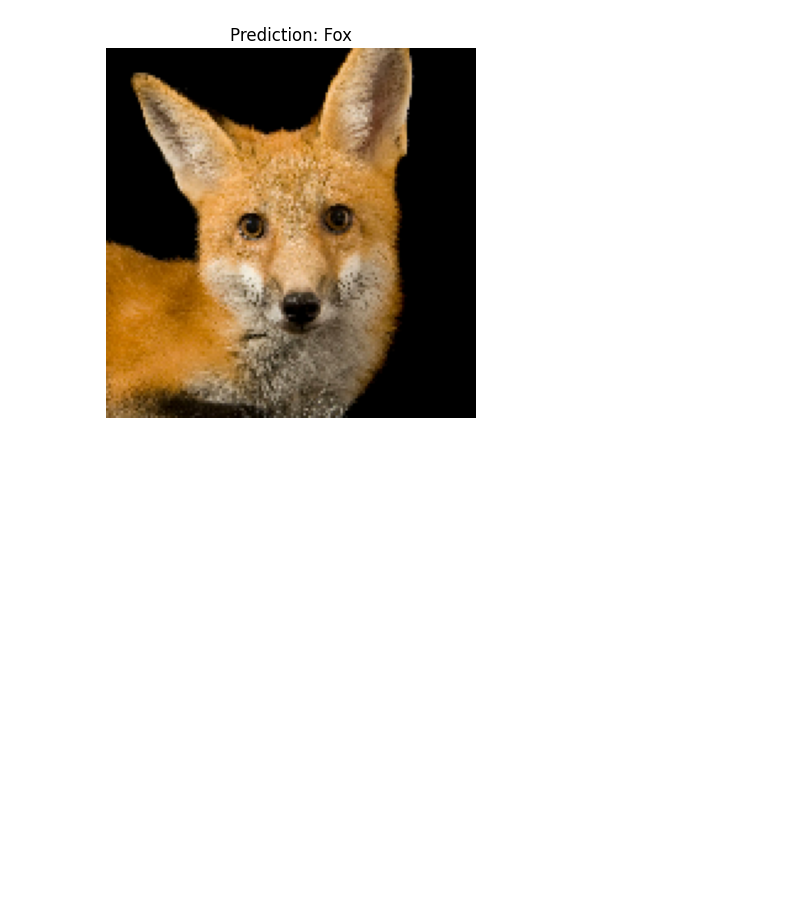
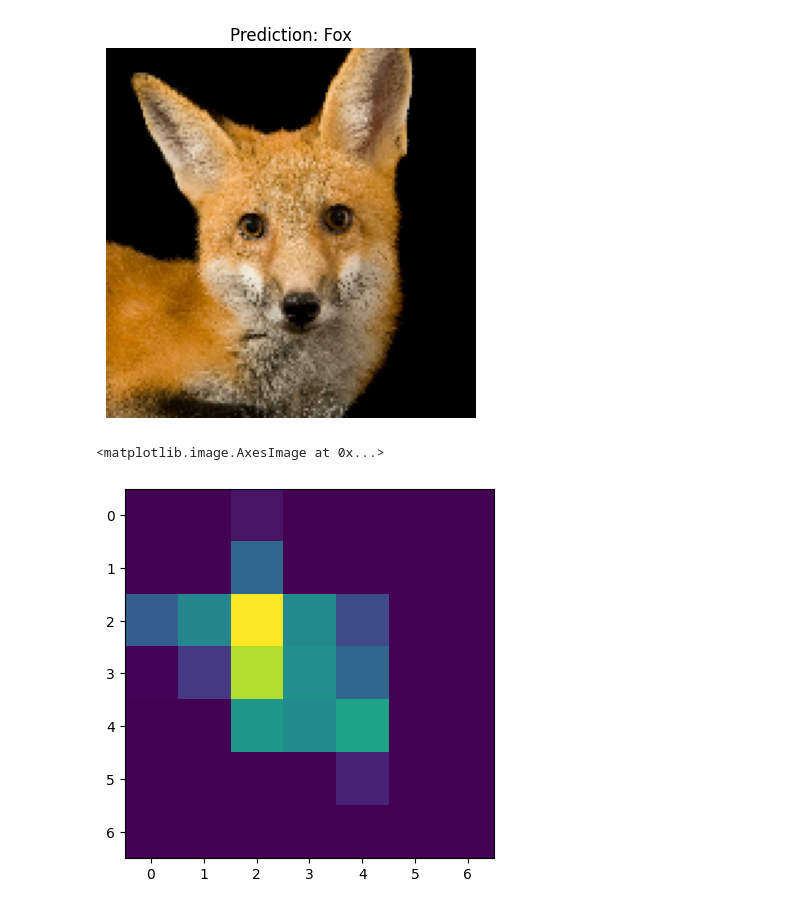
Before and after one commit to tabrezdn1/cs670-pet-gaurdian, a Jupyter notebook: main.ipynb, the cells around one changed output. Cells and saved outputs as stored; diff of their text form; code cells hidden in the pictures; blank space fills up the shorter version.

Commit message:
Added working heatmap cell to notebook

```diff
--- a/main.ipynb
+++ b/main.ipynb
@@ -260,6 +260,44 @@ pred_and_plot(model, "red-fox_thumb.JPG", class_names) #testing model on a image
 # %% [output]
 1/1 [==============================] - 0s 39ms/step
 [figure]
+# %%
+from tensorflow.keras import preprocessing
+from tensorflow.keras import backend as K
+from tensorflow.keras import models
+
+
+newimg = load_and_prep_image("C:\\Users\\Dan\\Documents\\fall_2023\\670\\project\\dataset\\Canary\\Image_2.jpg")
+
+newimg = tf.expand_dims(newimg, axis=0)
+
+
+
+
+conv_layer = model.get_layer("conv2d_69")
+heatmap_model = models.Model([model.inputs], [conv_layer.output, model.output])
+
+# Get gradient of the winner class w.r.t. the output of the (last) conv. layer
+with tf.GradientTape() as gtape:
+    conv_output, predictions = heatmap_model(newimg)
+    loss = predictions[:, np.argmax(predictions[0])]
+    grads = gtape.gradient(loss, conv_output)
+    pooled_grads = K.mean(grads, axis=(0, 1, 2))
+
+heatmap = tf.reduce_mean(tf.multiply(pooled_grads, conv_output), axis=-1)
+heatmap = np.maximum(heatmap, 0)
+max_heat = np.max(heatmap)
+if max_heat == 0:
+    max_heat = 1e-10
+heatmap /= max_heat
+
+hm=np.squeeze(heatmap)
+hm.shape
+
+
+plt.imshow(hm)
+# %% [output]
+<matplotlib.image.AxesImage at 0x...>
+[figure, added]
 # %%
 import Heatmap
 from Heatmap import GradCAM
```
Also changed, not shown: parts of 1 cell of this notebook, 1 other file.
